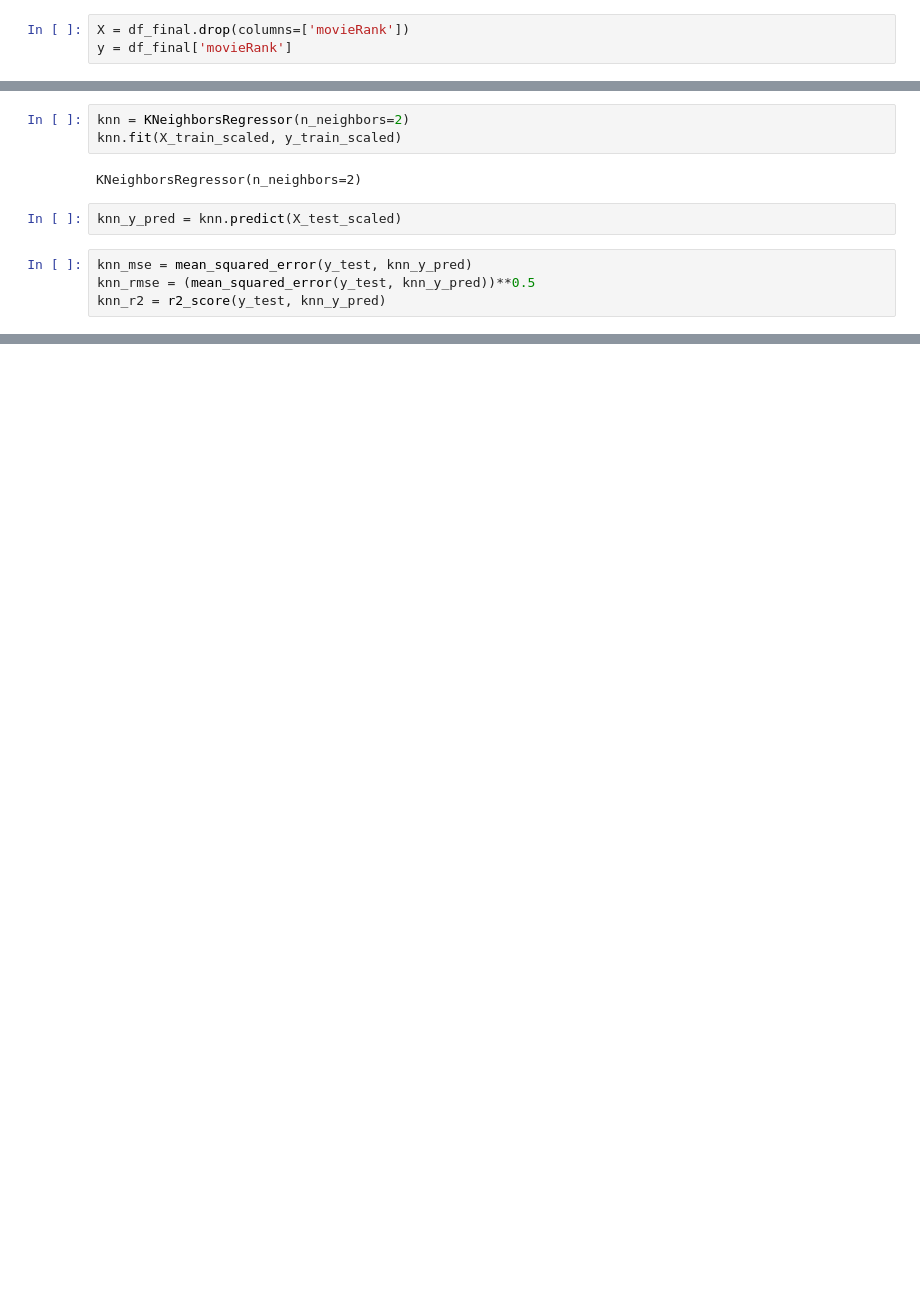
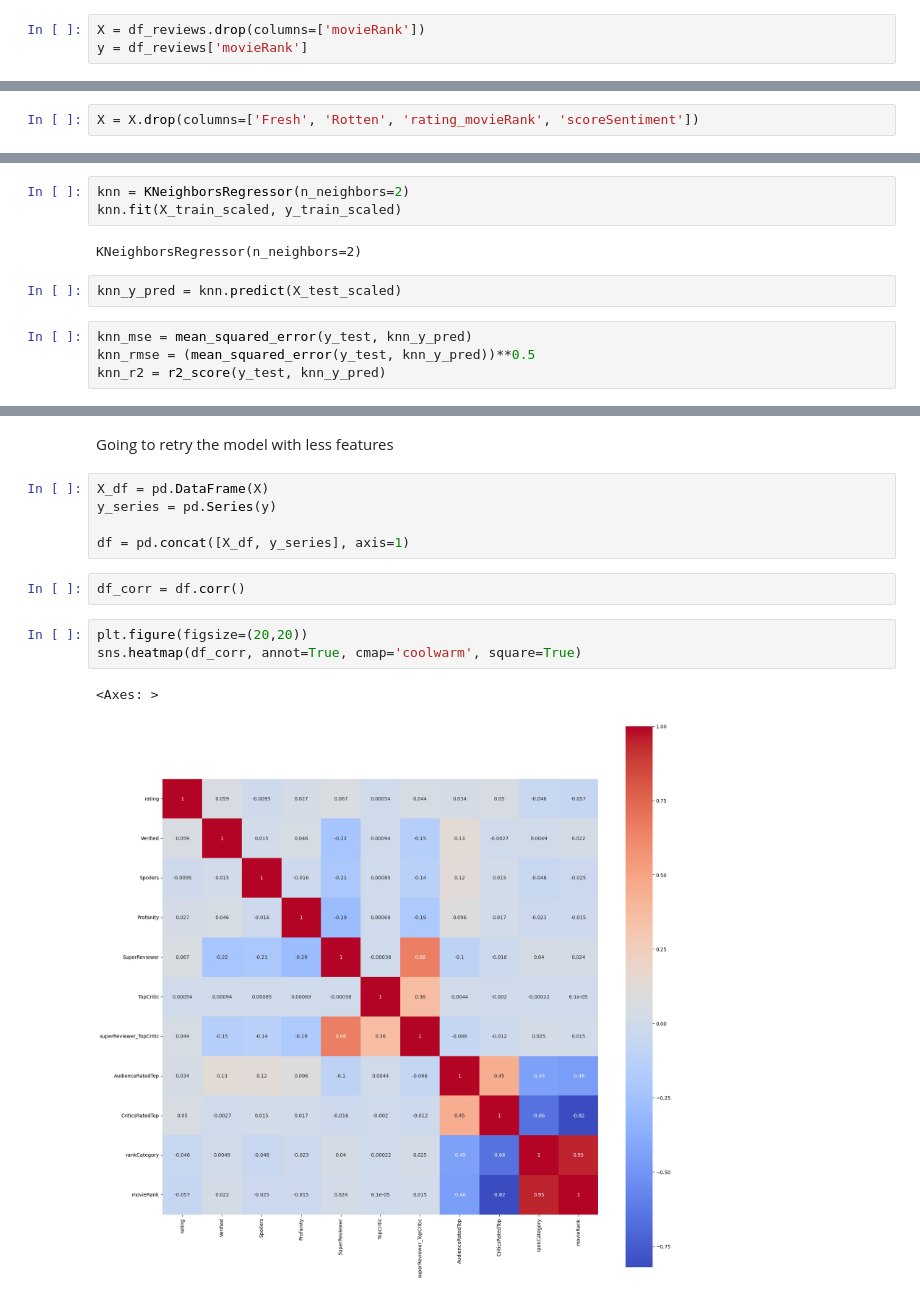
Before and after one commit to osoisi/Data-Science-Projects, a Jupyter notebook: Movie Reviews/Rotten Tomatoes- Movie Reviews.ipynb, the cells around one changed output, grey strips where cells are left out. Cells and saved outputs as stored; diff of their text form; blank space fills up the shorter version.

```diff
--- a/Movie Reviews/Rotten Tomatoes- Movie Reviews.ipynb
+++ b/Movie Reviews/Rotten Tomatoes- Movie Reviews.ipynb
@@ -685,5 +677,5 @@ Index(['scoreSentiment', 'rating', 'movieRank', 'Verified', 'Spoilers',
 # %% [markdown]
 Feature and target selection
 # %%
-X = df_final.drop(columns=['movieRank'])
-y = df_final['movieRank']
+X = df_reviews.drop(columns=['movieRank'])
+y = df_reviews['movieRank']
@@ -690,3 +730,5 @@ y = df_final['movieRank']
+# %%
+X = X.drop(columns=['Fresh', 'Rotten', 'rating_movieRank', 'scoreSentiment'])
 # %%
 X_train, X_test, y_train, y_test = train_test_split(X, y, test_size=0.2, random_state=42)
 # %% [markdown]
@@ -779,0 +821,15 @@ R2 Score: -2.8481431967270003
+# %% [markdown]
+Going to retry the model with less features
+# %%
+X_df = pd.DataFrame(X)
+y_series = pd.Series(y)
+
+df = pd.concat([X_df, y_series], axis=1)
+# %%
+df_corr = df.corr()
+# %%
+plt.figure(figsize=(20,20))
+sns.heatmap(df_corr, annot=True, cmap='coolwarm', square=True)
+# %% [output]
+<Axes: >
+[figure, added]
```
Also changed, not shown: parts of 25 cells of this notebook.
